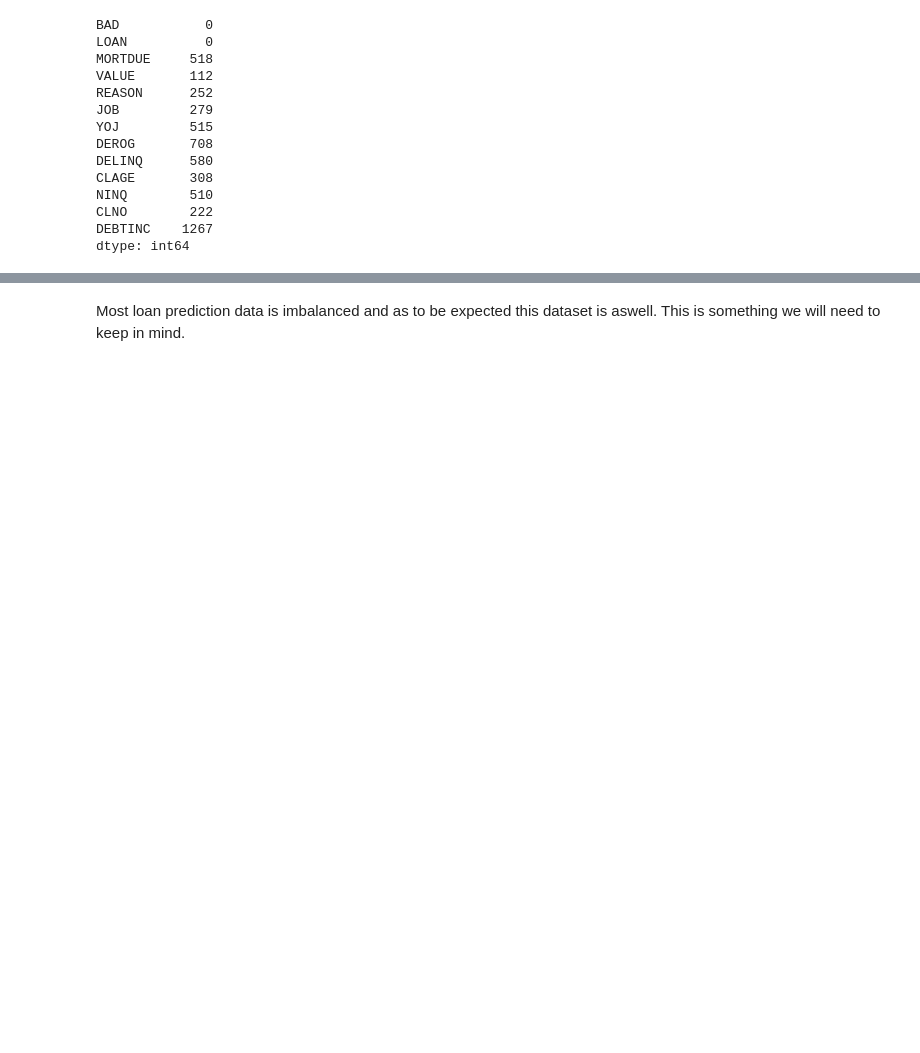
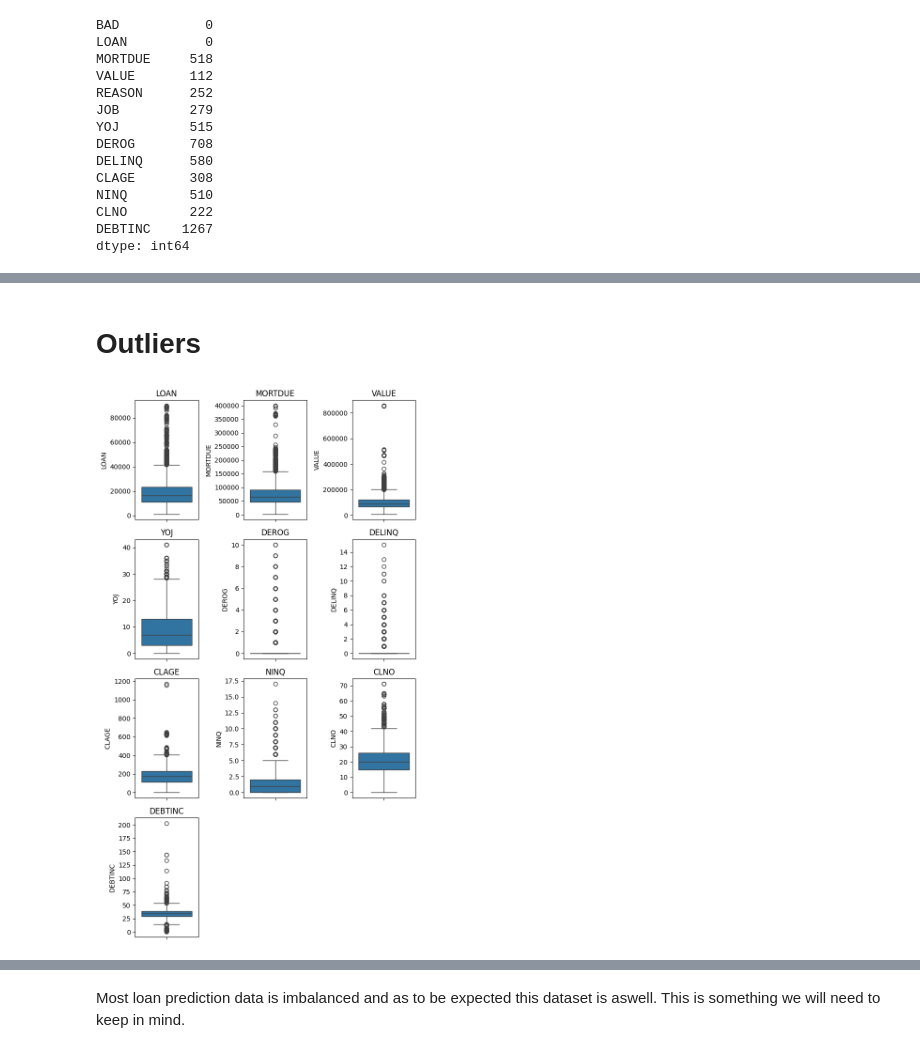
Before and after one commit to 4rn3/loan_default_prediction, a Jupyter notebook: data_analysis.ipynb, the cells around one changed output, grey strips where cells are left out. Saved outputs shown, nothing was run; the diff lists cells and outputs as text; code cells hidden in the pictures; blank space fills up the shorter version.

```diff
--- a/data_analysis.ipynb
+++ b/data_analysis.ipynb
@@ -79,0 +104,24 @@ We see quite a few null values which will need to be imputed or taken care off.
+# %% [markdown]
+# Outliers
+# %%
+outlier_df = df.drop(["BAD", "JOB", "REASON"], axis=1)
+outlier_df = outlier_df[outlier_df.notnull()]
+
+num_columns = len(outlier_df.columns)
+num_rows = math.ceil(num_columns / 3)
+num_cols = 3
+
+fig, axes = plt.subplots(nrows=num_rows, ncols=num_cols, figsize=(7, 3*num_rows))
+axes = axes.flatten()
+
+for i, column in enumerate(outlier_df.columns):
+    sns.boxplot(y=df[column], ax=axes[i])
+    axes[i].set_title(column)
+
+for j in range(num_columns, len(axes)):
+    fig.delaxes(axes[j])
+
+plt.tight_layout()
+plt.show()
+# %% [output]
+[figure, added]
```
Also changed, not shown: parts of 25 cells of this notebook.
